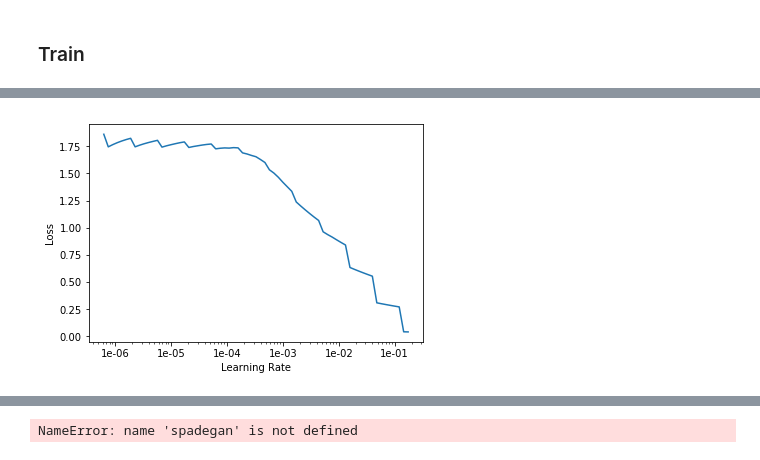
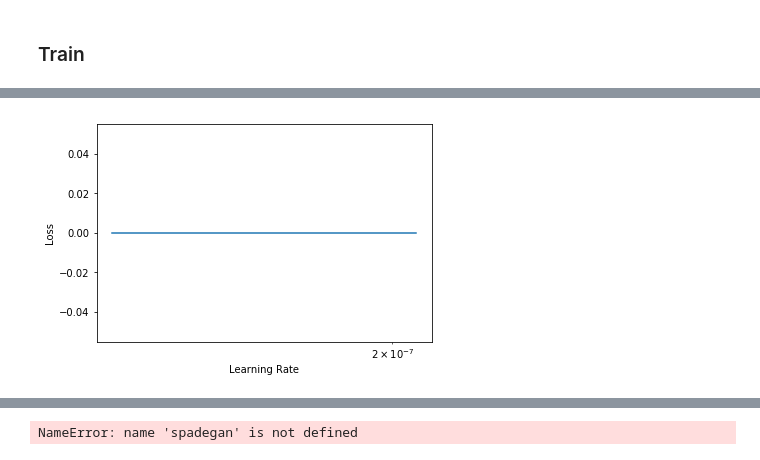
Before and after one commit to divyanshj16/SPADE, a Jupyter notebook: SPADE-2.ipynb, the cells around one changed output, grey strips where cells are left out. Cells and saved outputs as stored; diff of their text form; code cells hidden in the pictures.

```diff
--- a/SPADE-2.ipynb
+++ b/SPADE-2.ipynb
@@ -304,7 +466,7 @@ class GANTrainer(LearnerCallback):
         # set_trace()
         if self.clip is not None:
             for p in self.critic.parameters(): p.data.clamp_(-self.clip, self.clip)
-        return ([last_target, last_input], last_input) if self.gen_mode else ([last_target, last_input], last_input)
+        return ([last_input], last_input) if self.gen_mode else ([last_target, last_input], last_input)
 
     def on_backward_begin(self, last_loss, last_output, **kwargs):
         "Record `last_loss` in the proper list."
@@ -462,7 +624,13 @@ from fastai.layers import NoopLoss, Lambda
 # %%
 class disc_loss(nn.Module):
     def forward(self, real, fake):
-        return F.relu(1 - real).mean() + F.relu(1 + fake).mean()
+#         print('disc loss')
+        return -1 * F.relu(real - 1).mean() - F.relu(-1 - fake).mean()
+# %%
+class gen_loss(nn.Module):
+    def forward(self, fake):
+#         print('gen loss')
+        return -1 * fake.mean()
 # %%
 # from fastai.vision.gan import GANLearner
 # %%
@@ -473,6 +641,6 @@ discriminator = SpadeDiscriminator()
 spadegan = GANLearner(data,
                       generator=generator,
                       critic=discriminator,
-                      gen_loss_func=NoopLoss(),
+                      gen_loss_func=gen_loss(),
                       crit_loss_func=disc_loss()
                       )
@@ -492,7 +662,7 @@ LR Finder is complete, type {learner_name}.recorder.plot() to see the graph.
 # %%
-spadegan.recorder.plot()
+spadegan.recorder.plot(1,1)
 # %% [output]
-[figure, old version]
+[figure, new version]
 # %%
 spadegan.fit(epochs=10, lr=slice(1e-3))
 # %% [output]
```
Also changed, not shown: parts of 47 cells of this notebook, 1 other file.
